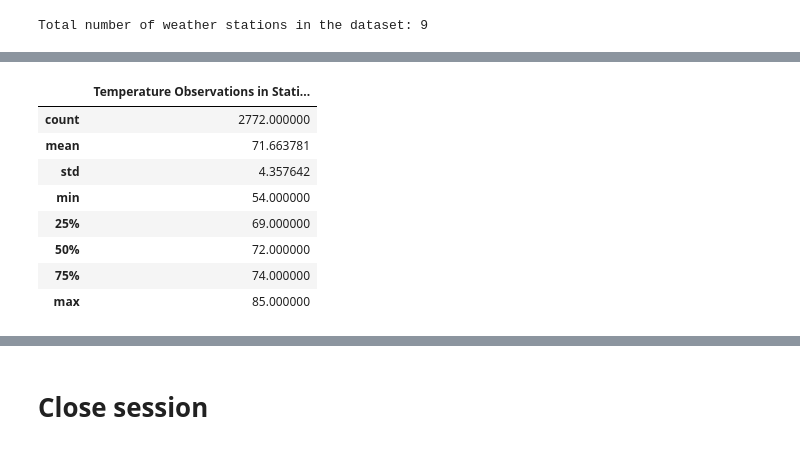
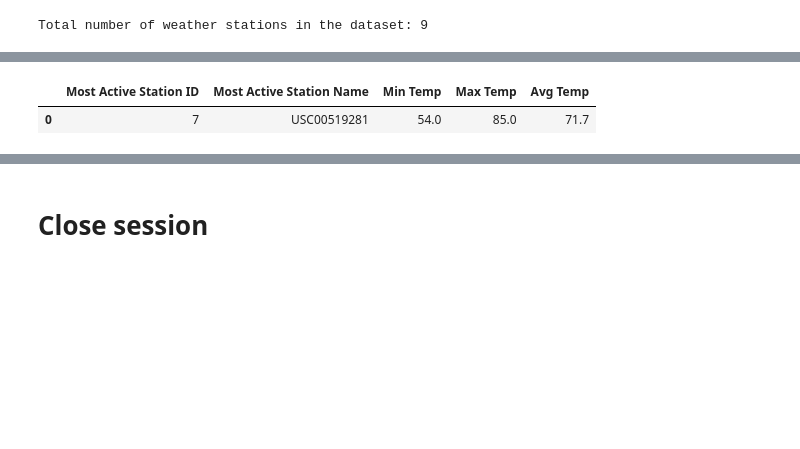
Before and after one commit to kennethcandersen/Weather-Database-and-API-Service, a Jupyter notebook: climate_starter.ipynb, the cells around one changed output, grey strips where cells are left out. Saved outputs shown, nothing was run; the diff lists cells and outputs as text; code cells hidden in the pictures; blank space fills up the shorter version.

```diff
--- a/climate_starter.ipynb
+++ b/climate_starter.ipynb
@@ -190,22 +184,25 @@ most_active_stations
 # %%
 # Using the most active station id from the previous query, calculate the
 #lowest, highest, and average temperature.
 
-stmt = session.query(Measurements.tobs).\
-    filter(Measurements.station == Stations.station).filter(Stations.id == 7).statement
+most_active_station = session.query(Stations.id, Stations.station).\
+    filter(Measurements.station == Stations.station).\
+    group_by(Measurements.station).order_by(func.count(Measurements.station).desc()).first()
 
-most_active_station = pd.read_sql_query(stmt, session.bind).\
-    rename(columns={'tobs' : 'Temperature Observations in Station 7'})
+min_temp, max_temp, avg_temp  = session.query(func.min(Measurements.tobs),
+                                 func.max(Measurements.tobs),
+                                 func.round(func.avg(Measurements.tobs), 1)).\
+                    filter(Measurements.station == Stations.station).\
+                    filter(Stations.id == most_active_station.id).all()[0]
 
-most_active_station.describe()
+min_max_avg_tobs_df = pd.DataFrame({'Most Active Station ID' : [most_active_station.id],
+                                    'Most Active Station Name' : [most_active_station.station],
+                                    'Min Temp': min_temp,
+                                    'Max Temp' : max_temp,
+                                    'Avg Temp' : avg_temp})
+
+min_max_avg_tobs_df
 # %% [output]
-|  | Temperature Observations in Stati... |
-| count | 2772.000000 |
-| mean | 71.663781 |
-| std | 4.357642 |
-| min | 54.000000 |
-| 25% | 69.000000 |
-| 50% | 72.000000 |
-| 75% | 74.000000 |
-| max | 85.000000 |
+|  | Most Active Station ID | Most Active Station Name | Min Temp | Max Temp | Avg Temp |
+| 0 | 7 | USC00519281 | 54.0 | 85.0 | 71.7 |
 # %%
```
Also changed, not shown: parts of 7 cells of this notebook, 4 other files.
